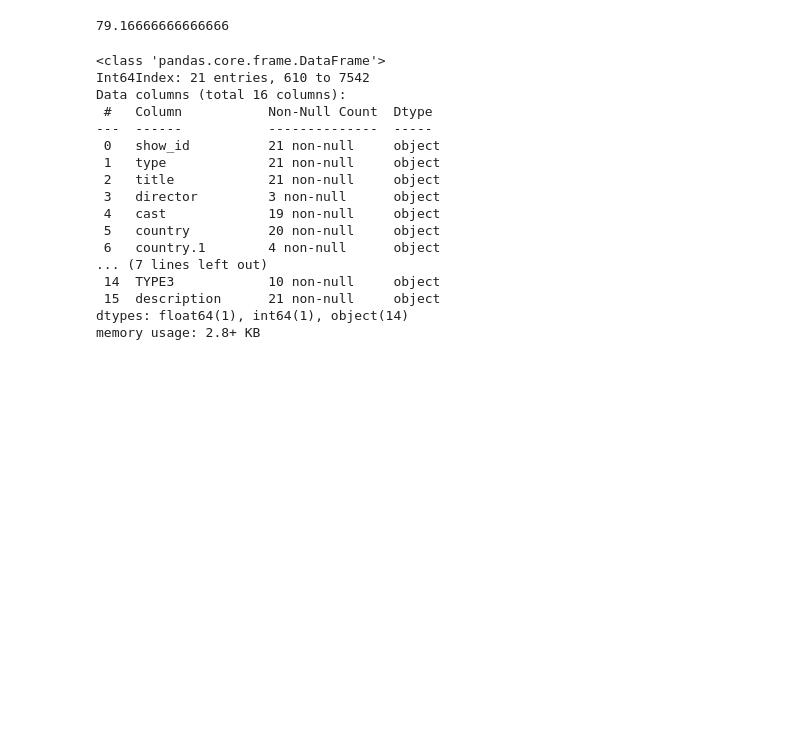
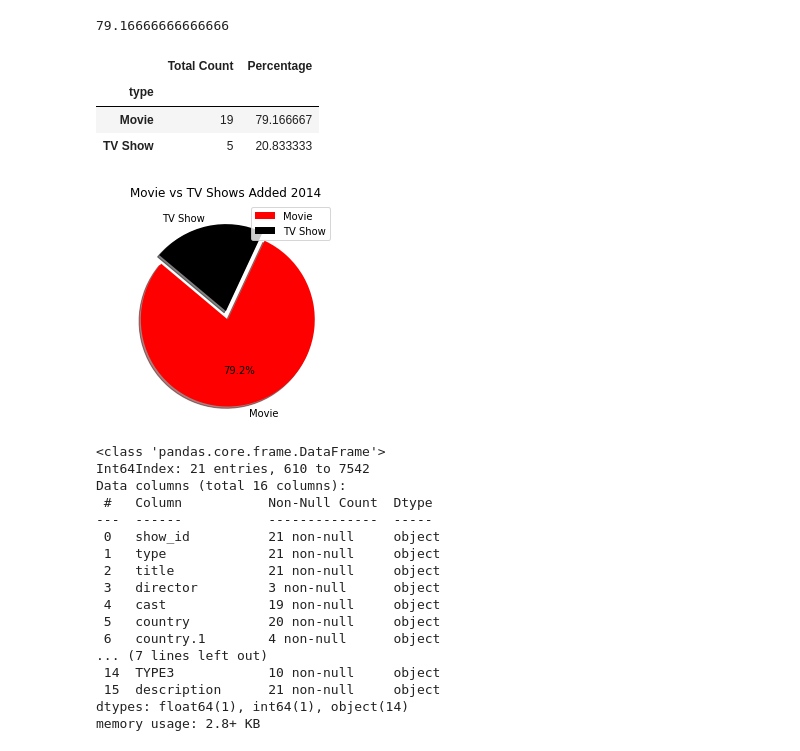
Before and after one commit to shades9a/Netflix_Catolog, a Jupyter notebook: Netflix_Compare.ipynb, the cells around one changed output. Cells and saved outputs as stored; diff of their text form; code cells hidden in the pictures; blank space fills up the shorter version.

Commit message:
added tv vs movies pie chart 2014

```diff
--- a/Netflix_Compare.ipynb
+++ b/Netflix_Compare.ipynb
@@ -165,3 +163,31 @@ movies_per_14
+# %%
+# creating pie chart for comparison
+netflix_2014_gb = netflix_2014.groupby(["show_id", "type"])
+netflix_2014_df = pd.DataFrame(netflix_2014_gb.size())
+
+# Creating Data Frame
+movies_shows14 = pd.DataFrame(netflix_2014_df.groupby(["type"]).count())
+movies_shows14.columns = ["Total Count"]
+
+# Calculating percentages
+movies_shows14["Percentage"] = (100*(movies_shows14["Total Count"] / movies_shows14["Total Count"].sum()))
+# Creating Column
+movies_shows14["Percentage"] = movies_shows14["Percentage"]
+
+# Created pie chart
+movies_shows14_pd = movies_shows14.plot(kind='pie', y="Total Count", autopct='%1.1f%%', startangle=140, explode=(0.1,0), shadow=True,
+                              colors = ["red", "black"])
+movies_shows14_pd.set_title("Movie vs TV Shows Added 2014")
+movies_shows14_pd.set_ylabel(' ')
+
+# Added count of mice per gender
+movies_shows14
+# %% [output]
+|  | Total Count | Percentage |
+| type |  |  |
+| Movie | 19 | 79.166667 |
+| TV Show | 5 | 20.833333 |
+[figure, added]
 # %%
 # breaking down data frame into shows added in 2015
 netflix_tvshows2015 = netflix_tvshows_df.loc[netflix_tvshows_df["YEAR_added"]==2015]
```
Also changed, not shown: parts of 1 cell of this notebook.
